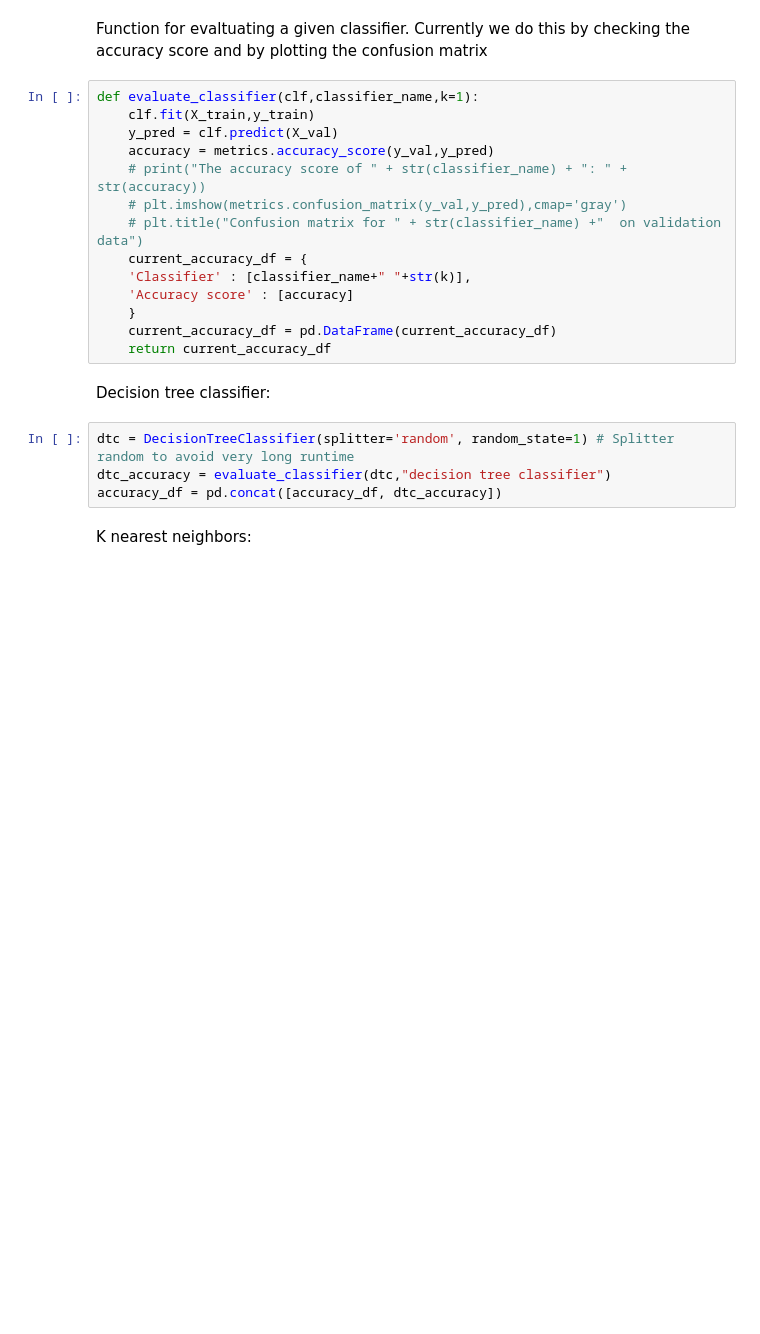
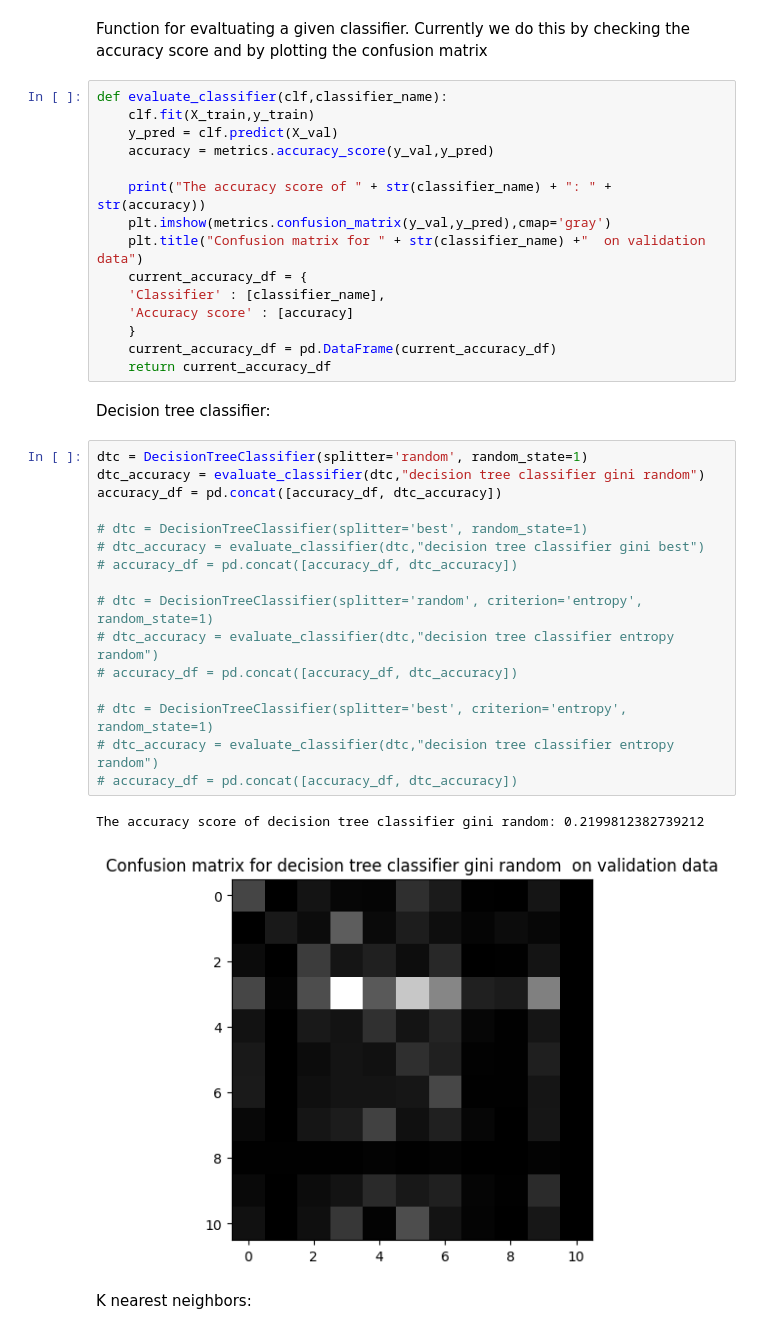
Before and after one commit to SigurdTorsnes/Digit-recognizer, a Jupyter notebook: model_selection.ipynb, the cells around one changed output. Saved outputs shown, nothing was run; the diff lists cells and outputs as text; blank space fills up the shorter version.

```diff
--- a/model_selection.ipynb
+++ b/model_selection.ipynb
@@ -22,25 +23,41 @@ accuracy_df = pd.DataFrame(columns=['Classifier','Accuracy score'])
 # %% [markdown]
 Function for evaltuating a given classifier. Currently we do this by checking the accuracy score and by plotting the confusion matrix
 # %%
-def evaluate_classifier(clf,classifier_name,k=1):
+def evaluate_classifier(clf,classifier_name):
     clf.fit(X_train,y_train)
     y_pred = clf.predict(X_val)
     accuracy = metrics.accuracy_score(y_val,y_pred)
-    # print("The accuracy score of " + str(classifier_name) + ": " + str(accuracy))
-    # plt.imshow(metrics.confusion_matrix(y_val,y_pred),cmap='gray')
-    # plt.title("Confusion matrix for " + str(classifier_name) +"  on validation data")
+
+    print("The accuracy score of " + str(classifier_name) + ": " + str(accuracy))
+    plt.imshow(metrics.confusion_matrix(y_val,y_pred),cmap='gray')
+    plt.title("Confusion matrix for " + str(classifier_name) +"  on validation data")
     current_accuracy_df = {
-    'Classifier' : [classifier_name+" "+str(k)],
+    'Classifier' : [classifier_name],
     'Accuracy score' : [accuracy]
     }
     current_accuracy_df = pd.DataFrame(current_accuracy_df)
     return current_accuracy_df
 # %% [markdown]
 Decision tree classifier:
-# %%
-dtc = DecisionTreeClassifier(splitter='random', random_state=1) # Splitter random to avoid very long runtime
-dtc_accuracy = evaluate_classifier(dtc,"decision tree classifier")
-accuracy_df = pd.concat([accuracy_df, dtc_accuracy])
+# %%
+dtc = DecisionTreeClassifier(splitter='random', random_state=1)
+dtc_accuracy = evaluate_classifier(dtc,"decision tree classifier gini random")
+accuracy_df = pd.concat([accuracy_df, dtc_accuracy])
+
+# dtc = DecisionTreeClassifier(splitter='best', random_state=1)
+# dtc_accuracy = evaluate_classifier(dtc,"decision tree classifier gini best")
+# accuracy_df = pd.concat([accuracy_df, dtc_accuracy])
+
+# dtc = DecisionTreeClassifier(splitter='random', criterion='entropy', random_state=1)
+# dtc_accuracy = evaluate_classifier(dtc,"decision tree classifier entropy random")
+# accuracy_df = pd.concat([accuracy_df, dtc_accuracy])
+
+# dtc = DecisionTreeClassifier(splitter='best', criterion='entropy', random_state=1)
+# dtc_accuracy = evaluate_classifier(dtc,"decision tree classifier entropy random")
+# accuracy_df = pd.concat([accuracy_df, dtc_accuracy])
+# %% [output]
+The accuracy score of decision tree classifier gini random: 0.2199812382739212
+[figure, added]
 # %% [markdown]
 K nearest neighbors:
 # %%
```
Also changed, not shown: parts of 3 cells of this notebook, 2 other files.
